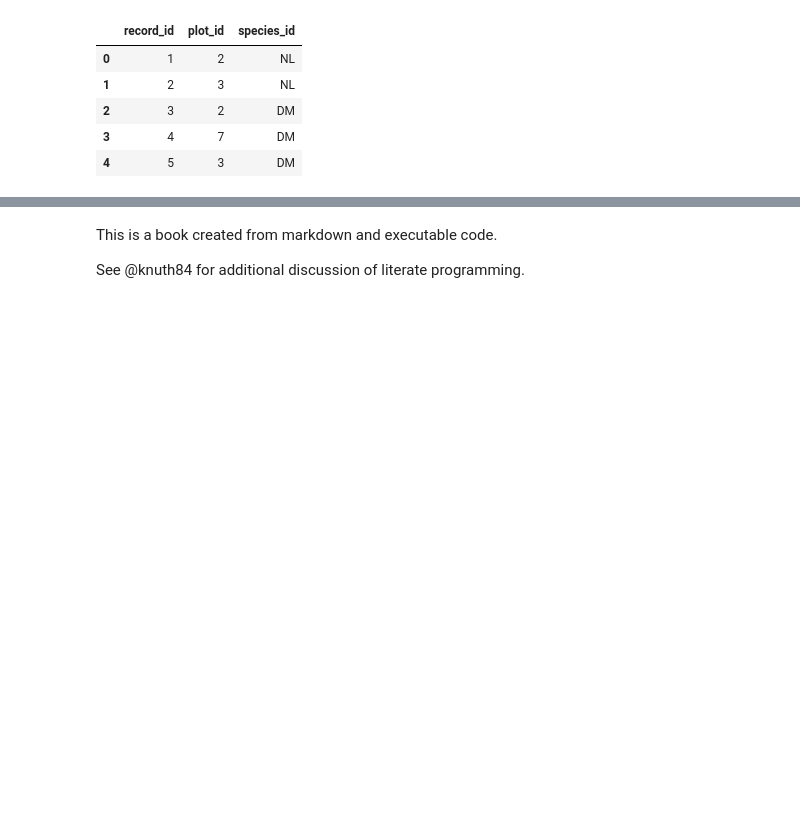
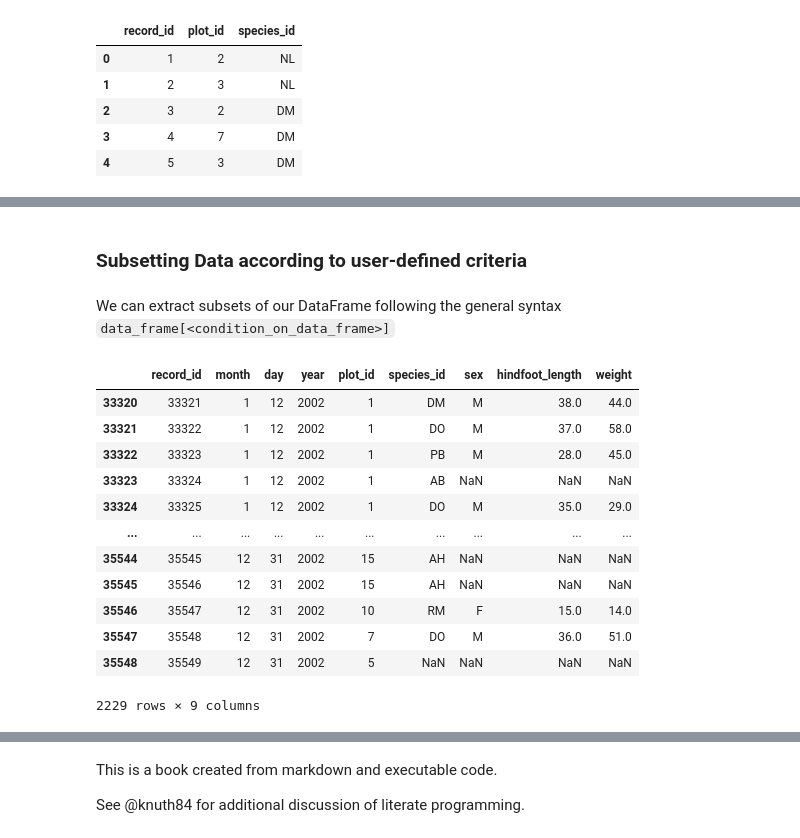
Before and after one commit to UtrechtUniversity/workshop-introduction-to-python, a Jupyter notebook: book/data-science-with-pandas.ipynb, the cells around one changed output, grey strips where cells are left out. Saved outputs shown, nothing was run; the diff lists cells and outputs as text; code cells hidden in the pictures; blank space fills up the shorter version.

Commit message:
Updated slicing section and added a subsetting section to data-science-with-pandas.ipynb

````diff
--- a/book/data-science-with-pandas.ipynb
+++ b/book/data-science-with-pandas.ipynb
@@ -258,0 +299,20 @@ surveys_df_str_sel.head()
+# %% [markdown]
+### Subsetting Data according to user-defined criteria
+# %% [markdown]
+We can extract subsets of our DataFrame following the general syntax ```data_frame[<condition_on_data_frame>]```
+# %%
+surveys_df[surveys_df.year == 2002]
+# %% [output]
+|  | record_id | month | day | year | plot_id | species_id | sex | hindfoot_length | weight |
+| 33320 | 33321 | 1 | 12 | 2002 | 1 | DM | M | 38.0 | 44.0 |
+| 33321 | 33322 | 1 | 12 | 2002 | 1 | DO | M | 37.0 | 58.0 |
+| 33322 | 33323 | 1 | 12 | 2002 | 1 | PB | M | 28.0 | 45.0 |
+| 33323 | 33324 | 1 | 12 | 2002 | 1 | AB | NaN | NaN | NaN |
+| 33324 | 33325 | 1 | 12 | 2002 | 1 | DO | M | 35.0 | 29.0 |
+| ... | ... | ... | ... | ... | ... | ... | ... | ... | ... |
+| 35544 | 35545 | 12 | 31 | 2002 | 15 | AH | NaN | NaN | NaN |
+| 35545 | 35546 | 12 | 31 | 2002 | 15 | AH | NaN | NaN | NaN |
+| 35546 | 35547 | 12 | 31 | 2002 | 10 | RM | F | 15.0 | 14.0 |
+| 35547 | 35548 | 12 | 31 | 2002 | 7 | DO | M | 36.0 | 51.0 |
+| 35548 | 35549 | 12 | 31 | 2002 | 5 | NaN | NaN | NaN | NaN |
+2229 rows × 9 columns
````
Also changed, not shown: parts of 12 cells of this notebook.
